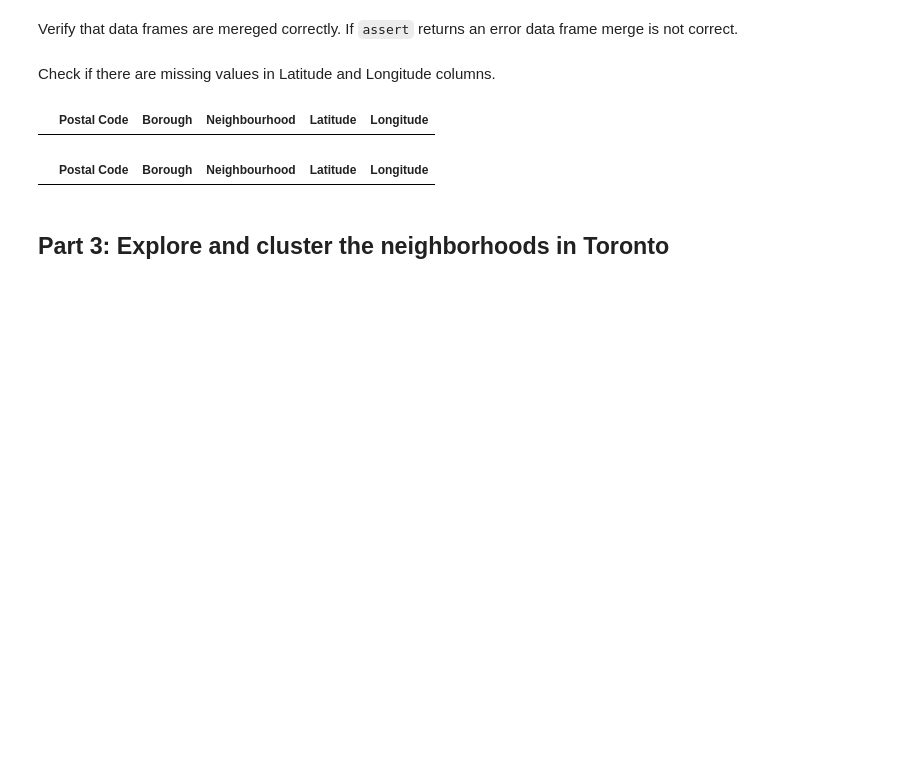
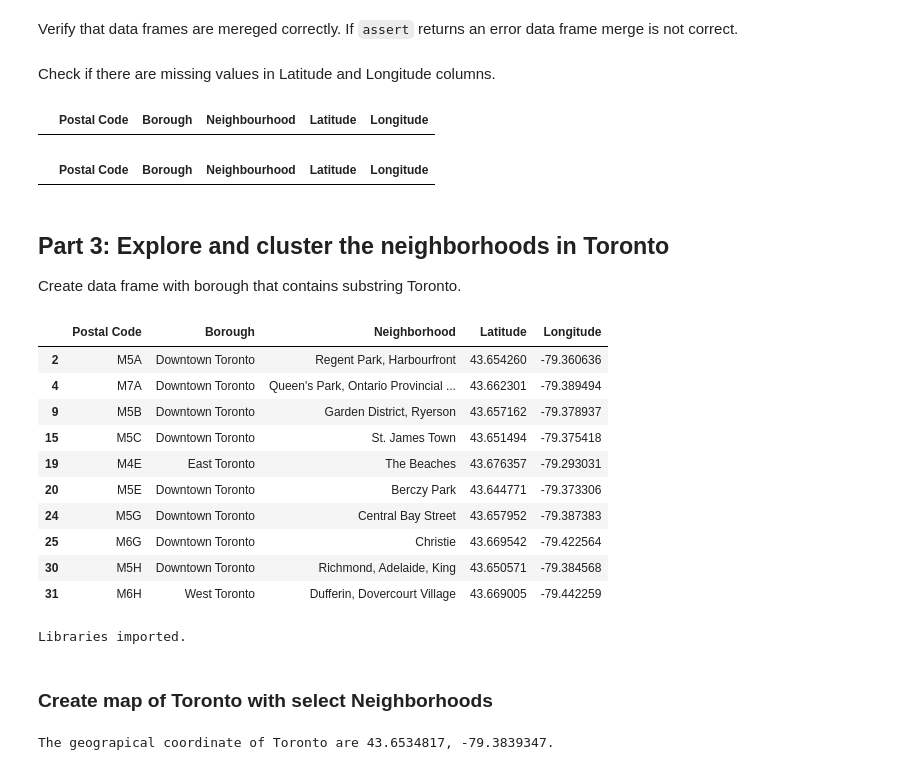
Before and after one commit to rajevac/Coursera_Capstone, a Jupyter notebook: Segmenting and Clustering Neighbourhood in Toronto.ipynb, the cells around one changed output. Cells and saved outputs as stored; diff of their text form; code cells hidden in the pictures; blank space fills up the shorter version.

```diff
--- a/Segmenting and Clustering Neighbourhood in Toronto.ipynb
+++ b/Segmenting and Clustering Neighbourhood in Toronto.ipynb
@@ -193,3 +193,22 @@ df3[df3['Longitude'].isnull()]
 |  | Postal Code | Borough | Neighbourhood | Latitude | Longitude |
 # %% [markdown]
 ## Part 3: Explore and cluster the neighborhoods in Toronto
+
+Create data frame with borough that contains substring Toronto.
+# %%
+toronto = df3.copy()
+toronto = toronto[toronto['Borough'].str.contains('Toronto')]
+toronto.rename(columns={'Neighbourhood': 'Neighborhood'}, inplace = True)
+toronto.head(10)
+# %% [output]
+|  | Postal Code | Borough | Neighborhood | Latitude | Longitude |
+| 2 | M5A | Downtown Toronto | Regent Park, Harbourfront | 43.654260 | -79.360636 |
+| 4 | M7A | Downtown Toronto | Queen's Park, Ontario Provincial ... | 43.662301 | -79.389494 |
+| 9 | M5B | Downtown Toronto | Garden District, Ryerson | 43.657162 | -79.378937 |
+| 15 | M5C | Downtown Toronto | St. James Town | 43.651494 | -79.375418 |
+| 19 | M4E | East Toronto | The Beaches | 43.676357 | -79.293031 |
+| 20 | M5E | Downtown Toronto | Berczy Park | 43.644771 | -79.373306 |
+| 24 | M5G | Downtown Toronto | Central Bay Street | 43.657952 | -79.387383 |
+| 25 | M6G | Downtown Toronto | Christie | 43.669542 | -79.422564 |
+| 30 | M5H | Downtown Toronto | Richmond, Adelaide, King | 43.650571 | -79.384568 |
+| 31 | M6H | West Toronto | Dufferin, Dovercourt Village | 43.669005 | -79.442259 |
@@ -195,0 +219,26 @@ df3[df3['Longitude'].isnull()]
+# %%
+pd.set_option('display.max_columns', None)
+pd.set_option('display.max_rows', None)
+
+from geopy.geocoders import Nominatim
+from sklearn.cluster import KMeans
+import folium
+from geopy.geocoders import Nominatim
+import json
+import matplotlib.cm as cm
+import matplotlib.colors as colors
+
+print('Libraries imported.')
+# %% [output]
+Libraries imported.
+# %% [markdown]
+### Create map of Toronto with select Neighborhoods
+# %%
+address = 'Toronto, Ontario'
+geolocator = Nominatim(user_agent="to_explorer")
+location = geolocator.geocode(address)
+latitude = location.latitude
+longitude = location.longitude
+print(f'The geograpical coordinate of Toronto are {latitude}, {longitude}.')
+# %% [output]
+The geograpical coordinate of Toronto are 43.6534817, -79.3839347.
```
Also changed, not shown: parts of 27 cells of this notebook.
